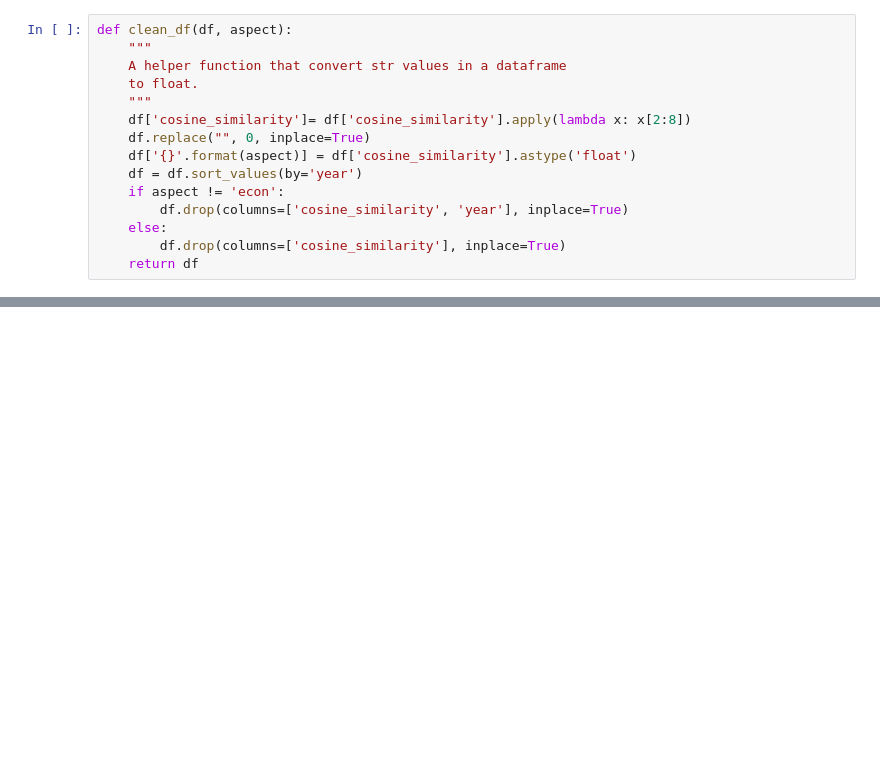
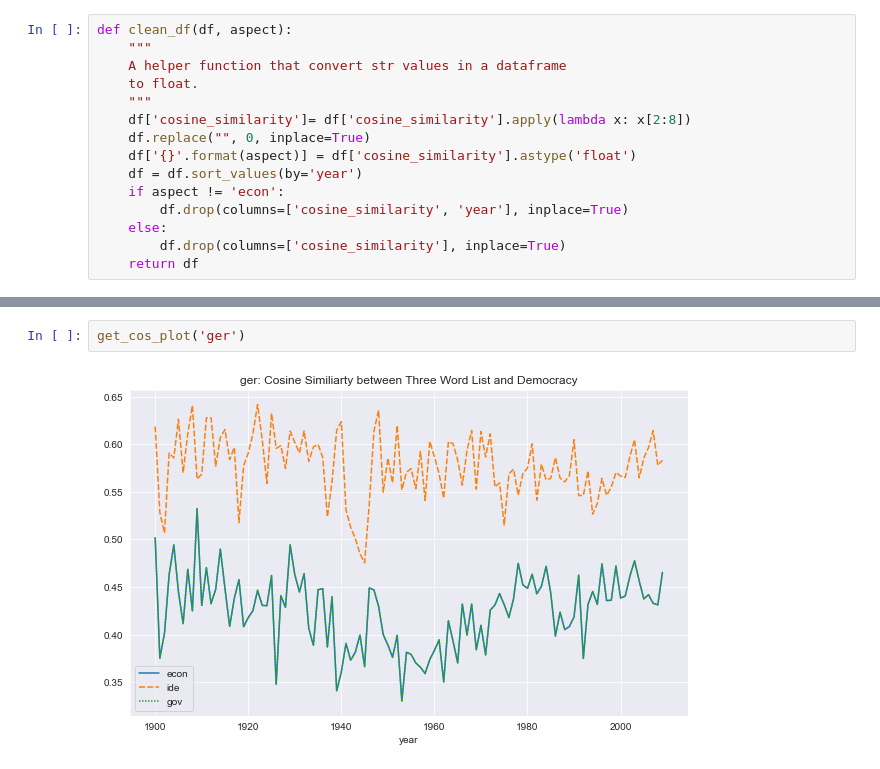
Before and after one commit to cultural-proj/democracy, a Jupyter notebook: cosine_pipeline.ipynb, the cells around one changed output, grey strips where cells are left out. Saved outputs shown, nothing was run; the diff lists cells and outputs as text; blank space fills up the shorter version.

```diff
--- a/cosine_pipeline.ipynb
+++ b/cosine_pipeline.ipynb
@@ -64,0 +62,4 @@ for country in [, 'engus', 'fre', 'ger', 'italian', 'russian']:
+# %%
+get_cos_plot('ger')
+# %% [output]
+[figure, added]
```
Also changed, not shown: parts of 8 cells of this notebook.
